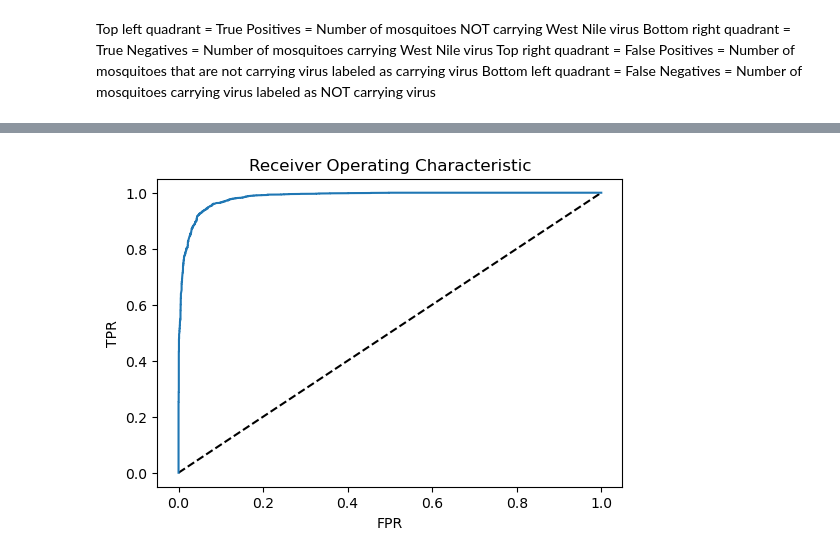
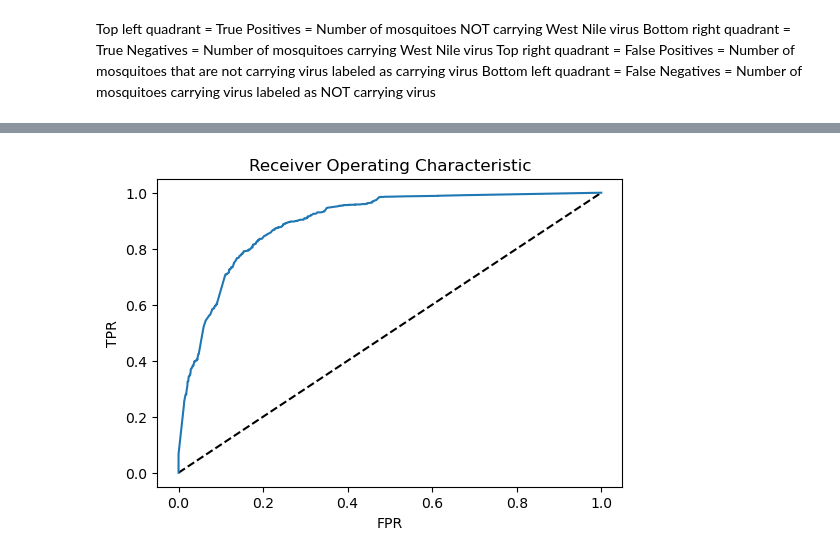
Before and after one commit to annapfenner/Predicting-the-West-Nile-virus, a Jupyter notebook: Project 2- Pre-processing, Training & Modeling.ipynb, the cells around one changed output, grey strips where cells are left out. Cells and saved outputs as stored; diff of their text form; code cells hidden in the pictures.

```diff
--- a/Project 2- Pre-processing, Training & Modeling.ipynb
+++ b/Project 2- Pre-processing, Training & Modeling.ipynb
@@ -425,7 +548,6 @@ Best:  {'colsample_bytree': 0.9, 'gamma': 0.23, 'learning_rate': 0.88, 'max_dept
 # %%
 # Using the best parameters found from the hyperopt model
-from xgboost import XGBClassifier
-classifier = XGBClassifier(n_estimators = best['n_estimators'],
+model_7 = XGBClassifier(n_estimators = best['n_estimators'],
                             max_depth = best['max_depth'],
                             learning_rate = best['learning_rate'],
                             gamma = best['gamma'],
@@ -434,13 +556,10 @@ classifier = XGBClassifier(n_estimators = best['n_estimators'],
                             colsample_bytree = best['colsample_bytree']
                             )
 #fitting the model on the training data
-classifier.fit(X_train, y_train)
+model_7.fit(X_train, y_train)
 
 # Applying k-Fold Cross Validation
-from sklearn.model_selection import cross_val_score
-accuracies = cross_val_score(estimator = classifier, X = X_train, y = y_train, cv = 10)
+accuracies = cross_val_score(estimator = model_7, X = X_train, y = y_train, cv = 10)
 CrossValMean = accuracies.mean()
 print("Final CrossValMean: ", CrossValMean)
-
-CrossValSTD = accuracies.std()
 # %% [output]
@@ -510,12 +616,12 @@ from sklearn.ensemble import RandomForestClassifier
 # %%
-clf = RandomForestClassifier(n_estimators = 100)
+model_8 = RandomForestClassifier(n_estimators = 100)
 
 # Train the model
-clf.fit(X_train, y_train)
+model_8.fit(X_train, y_train)
 
 # Make y predictions on the X_test data
-y_pred = clf.predict(X_test)
+y_pred = model_8.predict(X_test)
 
 # using metrics module for accuracy calculation
-print("ACCURACY OF THE MODEL: ", accuracy_score(y_test, y_pred))
+print('Model 8 accuracy score: {0:0.4f}'. format(accuracy_score(y_test, y_pred)))
 # %% [output]
@@ -530,8 +638,8 @@ param_grid = {
 }
 # %%
 #train model on different parameters using grid search to find a better model
-grid_search = GridSearchCV(RandomForestClassifier(),
+model_9 = GridSearchCV(RandomForestClassifier(),
                            param_grid=param_grid)
-grid_search.fit(X_train, y_train)
-print(grid_search.best_estimator_)
+model_9.fit(X_train, y_train)
+print(model_9.best_estimator_)
 # %% [output]
@@ -539,9 +647,9 @@ RandomForestClassifier(max_depth=8, max_leaf_nodes=12, n_estimators=150)
 # %%
 #use best parameters from GridSearch above
-model_grid = RandomForestClassifier(max_depth=12,
+model_9_best = RandomForestClassifier(max_depth=12,
                                     max_features=None,
                                     max_leaf_nodes=12,
-                                    n_estimators=50)
-model_grid.fit(X_train, y_train)
+                                    n_estimators=150)
+model_9_best.fit(X_train, y_train)
 # %% [output]
 RandomForestClassifier(max_depth=12, max_features=None, max_leaf_nodes=12,
@@ -577,13 +680,13 @@ weighted avg       0.94      0.94      0.94      5973
 # %%
-#ROC curve for XGBoost with hyperopt
-y_pred_prob1 = classifier.predict_proba(X_test)[:,1]
+#ROC curve for Random Forest
+y_pred_prob1 = model_9_best.predict_proba(X_test)[:,1]
 fpr1 , tpr1, thresholds1 = roc_curve(y_test, y_pred_prob1)
 
 plt.plot([0,1],[0,1], 'k--')
-plt.plot(fpr1, tpr1, label= "XGBoost with Hyperopt")
+plt.plot(fpr1, tpr1, label= "Random Forest")
 plt.xlabel("FPR")
 plt.ylabel("TPR")
 plt.title('Receiver Operating Characteristic')
 plt.show()
 # %% [output]
-[figure, old version]
+[figure, new version]
```
Also changed, not shown: parts of 71 cells of this notebook.
